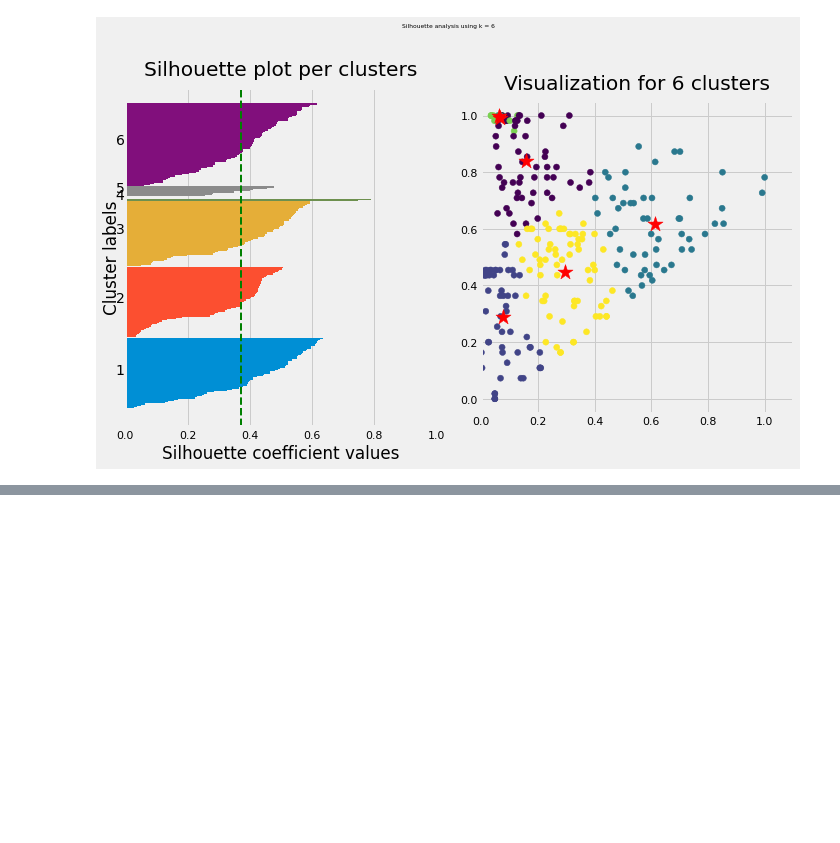
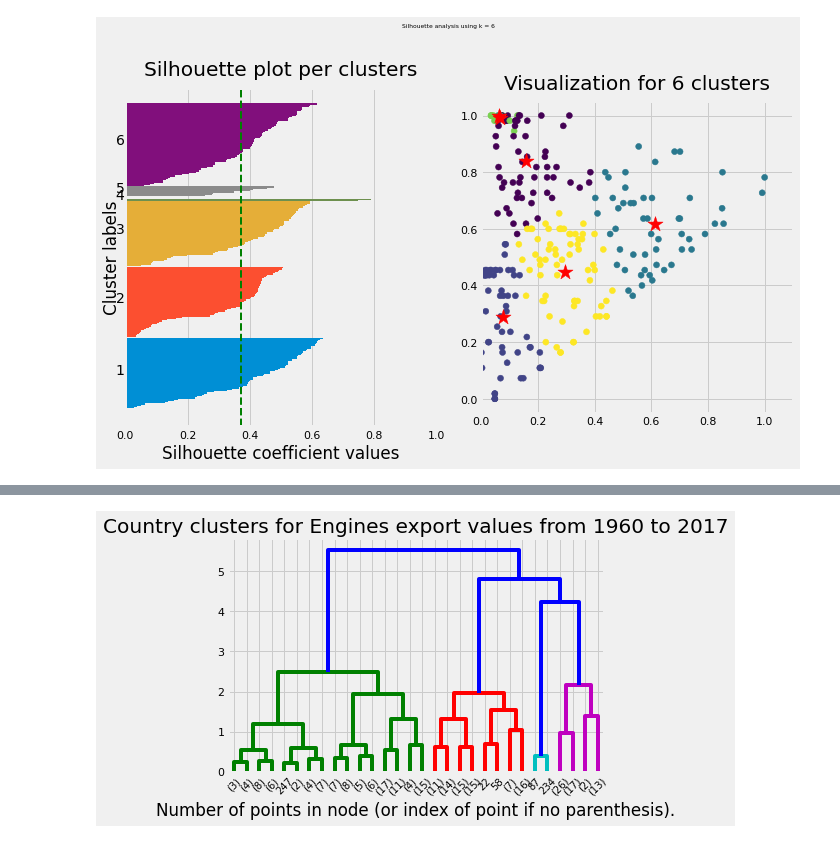
Before and after one commit to GarethWilhelm/TS-Feature-Clustering, a Jupyter notebook: clustering_tsfresh_features.ipynb, the cells around one changed output, grey strips where cells are left out. Cells and saved outputs as stored; diff of their text form; code cells hidden in the pictures; blank space fills up the shorter version.

```diff
--- a/clustering_tsfresh_features.ipynb
+++ b/clustering_tsfresh_features.ipynb
@@ -43,7 +43,8 @@ X = X[X['export_val__maximum']!=0]
 data = X
 
 scaler = MinMaxScaler()
-X = scaler.fit_transform(X)
+X= preprocessing.scale(X)
+# X = scaler.fit_transform(X)
 # %% [output]
 (250, 11)
 # %%
@@ -204,7 +205,7 @@ for i, k in enumerate([3,4,5,6]):
 #     fignum = fignum + 1
 # %%
 from sklearn.cluster import KMeans
-model = KMeans(n_clusters=4,n_init=1,init='random',n_jobs = 4, max_iter=10000, random_state=21,algorithm="auto")
+model = KMeans(n_clusters=4,n_init=1,init='k-means++',n_jobs = 4, max_iter=10000, random_state=42,algorithm="auto")
 fitted_model = model.fit(X)
 labels = model.labels_
 centroids = pd.DataFrame(fitted_model.cluster_centers_)
@@ -233,10 +243,12 @@ def plot_dendrogram(model, **kwargs):
 # %%
 # setting distance_threshold=0 ensures we compute the full tree.
 hc_model = AgglomerativeClustering(distance_threshold=6, n_clusters=None,linkage='ward')
 
-hc_model = model.fit(X)
+hc_model = hc_model.fit(X)
 plt.title('Country clusters for Engines export values from 1960 to 2017')
 # plot the top three levels of the dendrogram
-plot_dendrogram(hc_model, truncate_mode='level', p=5)
+plot_dendrogram(hc_model, truncate_mode='level', p=4)
 plt.xlabel("Number of points in node (or index of point if no parenthesis).")
 plt.show()
+# %% [output]
+[figure, added]
```
Also changed, not shown: parts of 4 cells of this notebook.
